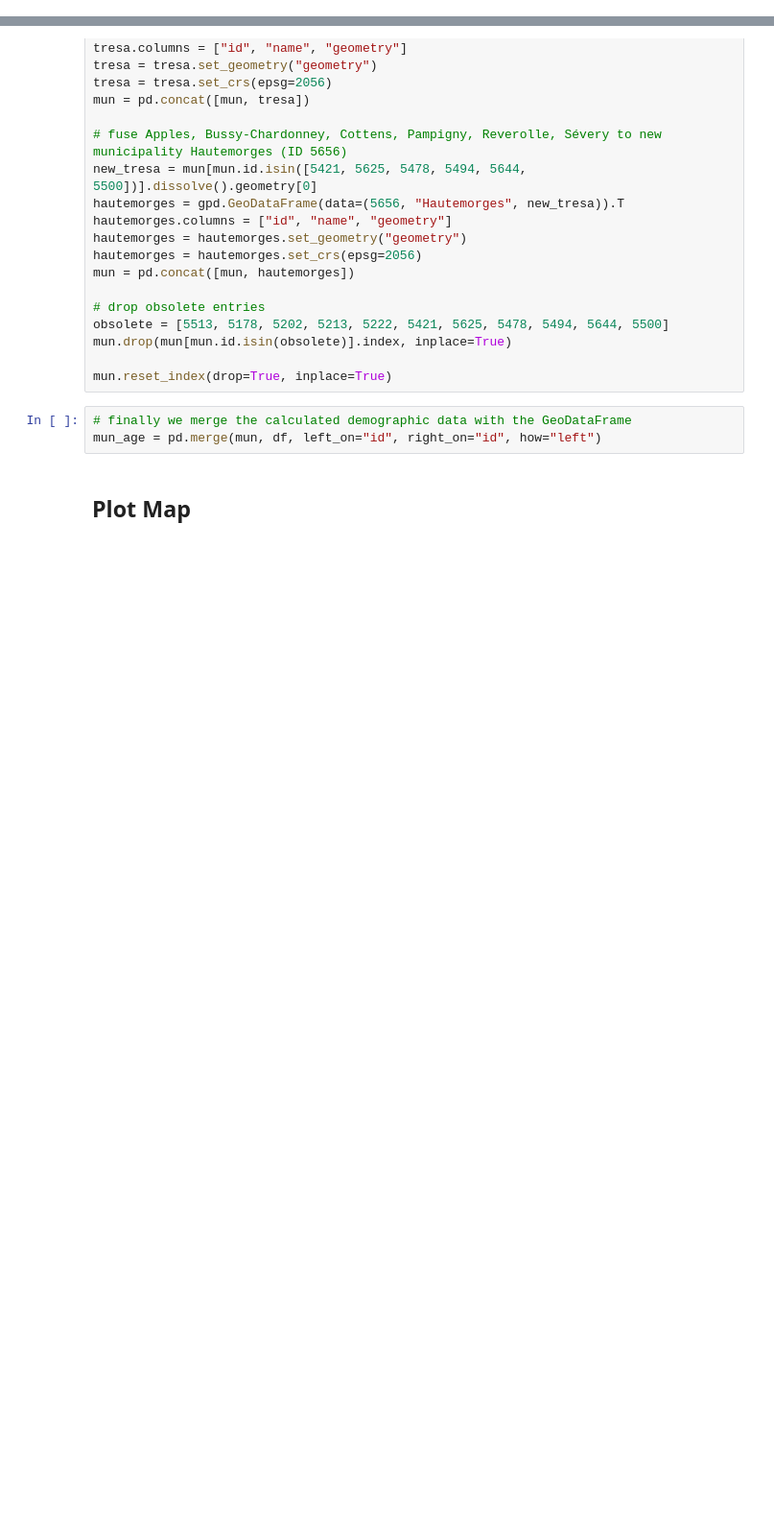
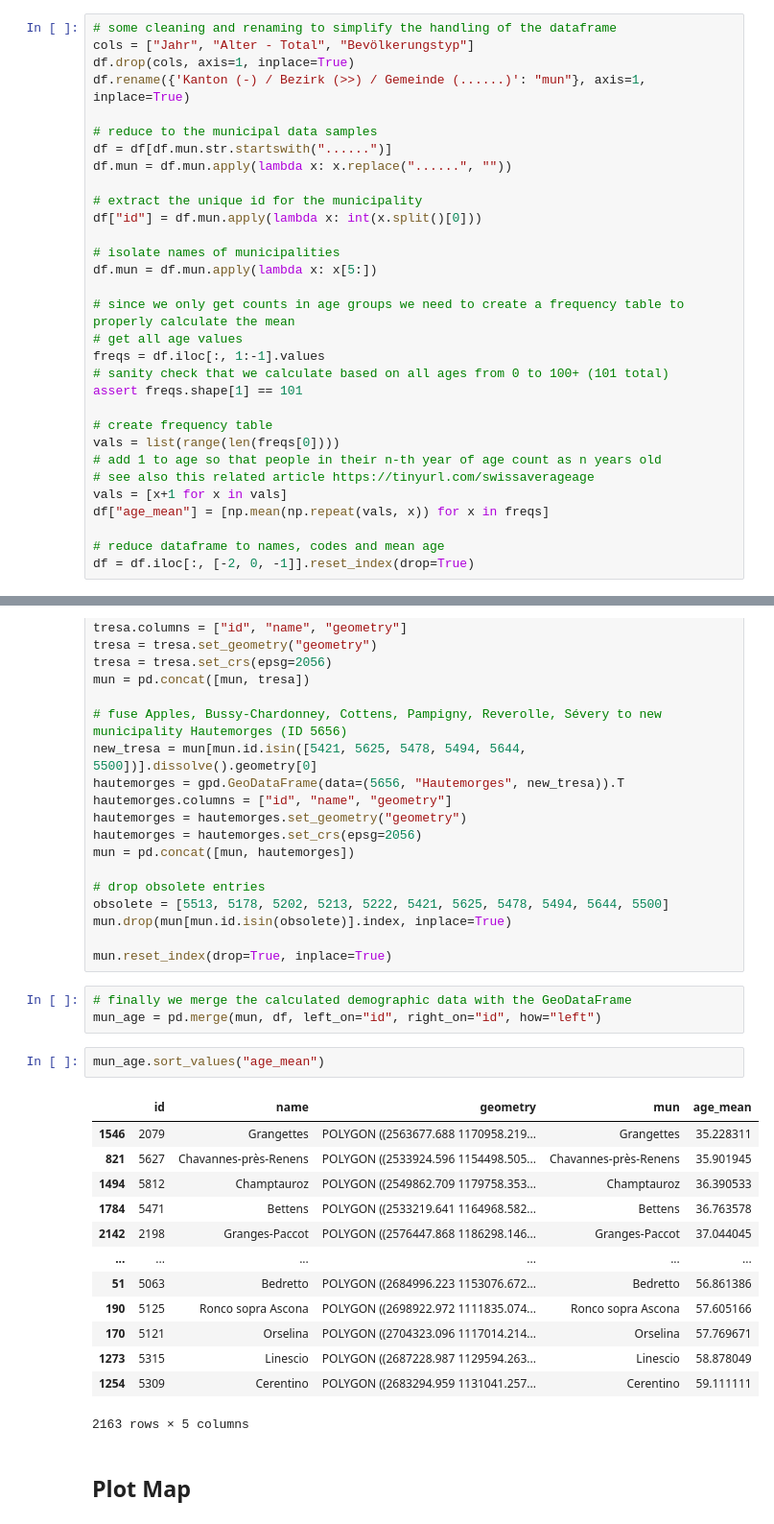
Before and after one commit to rnckp/opendata_thematic-mapping, a Jupyter notebook: 01_Thematic-Mapping.ipynb, the cells around one changed output, grey strips where cells are left out. Shown at 96% size. Drawn from its saved outputs; the diff is of its cells as text; blank space fills up the shorter version.

```diff
--- a/01_Thematic-Mapping.ipynb
+++ b/01_Thematic-Mapping.ipynb
@@ -196,3 +167,34 @@ df = df.iloc[:, [-2, 0, -1]].reset_index(drop=True)
+# %%
+# some cleaning and renaming to simplify the handling of the dataframe
+cols = ["Jahr", "Alter - Total", "Bevölkerungstyp"]
+df.drop(cols, axis=1, inplace=True)
+df.rename({'Kanton (-) / Bezirk (>>) / Gemeinde (......)': "mun"}, axis=1, inplace=True)
+
+# reduce to the municipal data samples
+df = df[df.mun.str.startswith("......")]
+df.mun = df.mun.apply(lambda x: x.replace("......", ""))
+
+# extract the unique id for the municipality
+df["id"] = df.mun.apply(lambda x: int(x.split()[0]))
+
+# isolate names of municipalities
+df.mun = df.mun.apply(lambda x: x[5:])
+
+# since we only get counts in age groups we need to create a frequency table to properly calculate the mean
+# get all age values
+freqs = df.iloc[:, 1:-1].values
+# sanity check that we calculate based on all ages from 0 to 100+ (101 total)
+assert freqs.shape[1] == 101
+
+# create frequency table
+vals = list(range(len(freqs[0])))
+# add 1 to age so that people in their n-th year of age count as n years old
+# see also this related article https://tinyurl.com/swissaverageage
+vals = [x+1 for x in vals]
+df["age_mean"] = [np.mean(np.repeat(vals, x)) for x in freqs]
+
+# reduce dataframe to names, codes and mean age
+df = df.iloc[:, [-2, 0, -1]].reset_index(drop=True)
 # %% [markdown]
 ## Detour: the intricacies of the Swiss municipal system
 # %% [markdown]
@@ -245,6 +247,22 @@ mun.reset_index(drop=True, inplace=True)
 # %%
 # finally we merge the calculated demographic data with the GeoDataFrame
 mun_age = pd.merge(mun, df, left_on="id", right_on="id", how="left")
+# %%
+mun_age.sort_values("age_mean")
+# %% [output]
+|  | id | name | geometry | mun | age_mean |
+| 1546 | 2079 | Grangettes | POLYGON ((2563677.688 1170958.219... | Grangettes | 35.228311 |
+| 821 | 5627 | Chavannes-près-Renens | POLYGON ((2533924.596 1154498.505... | Chavannes-près-Renens | 35.901945 |
+| 1494 | 5812 | Champtauroz | POLYGON ((2549862.709 1179758.353... | Champtauroz | 36.390533 |
+| 1784 | 5471 | Bettens | POLYGON ((2533219.641 1164968.582... | Bettens | 36.763578 |
+| 2142 | 2198 | Granges-Paccot | POLYGON ((2576447.868 1186298.146... | Granges-Paccot | 37.044045 |
+| ... | ... | ... | ... | ... | ... |
+| 51 | 5063 | Bedretto | POLYGON ((2684996.223 1153076.672... | Bedretto | 56.861386 |
+| 190 | 5125 | Ronco sopra Ascona | POLYGON ((2698922.972 1111835.074... | Ronco sopra Ascona | 57.605166 |
+| 170 | 5121 | Orselina | POLYGON ((2704323.096 1117014.214... | Orselina | 57.769671 |
+| 1273 | 5315 | Linescio | POLYGON ((2687228.987 1129594.263... | Linescio | 58.878049 |
+| 1254 | 5309 | Cerentino | POLYGON ((2683294.959 1131041.257... | Cerentino | 59.111111 |
+2163 rows × 5 columns
 # %% [markdown]
 ## Plot Map
 # %%
```
Also changed, not shown: parts of 1 cell of this notebook, 1 other file.
